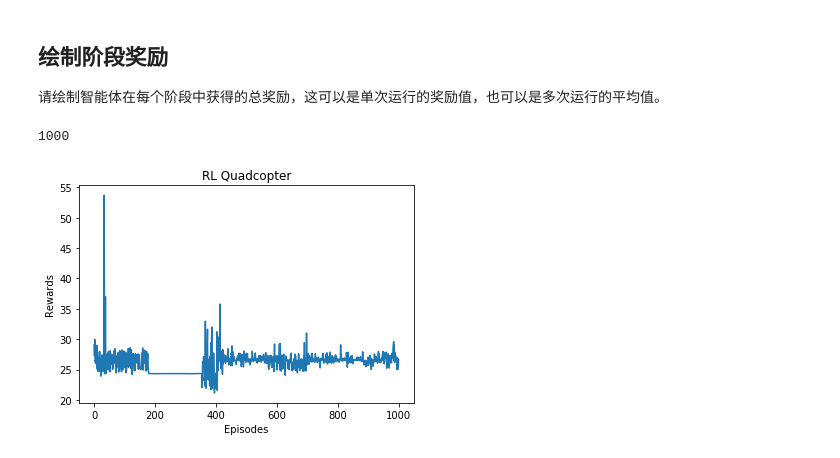
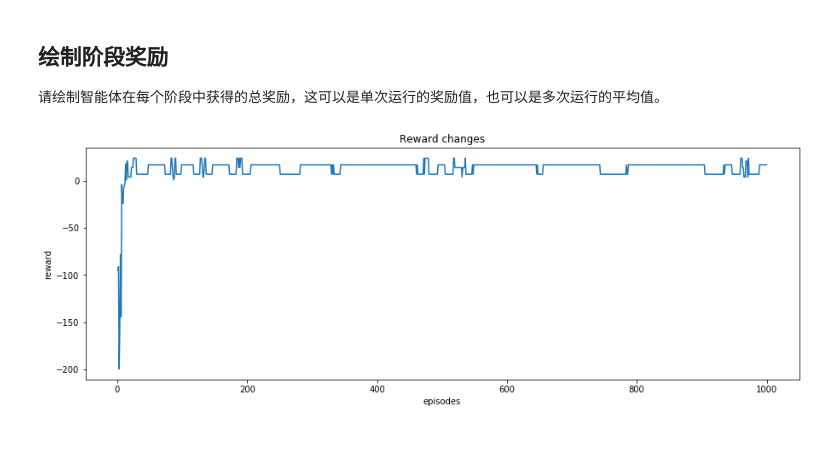
Before and after one commit to Qucy/Deeplearning, a Jupyter notebook: P5-RL-Quadcopter-2/Quadcopter_Project.ipynb, the cells around one changed output. Cells and saved outputs as stored; diff of their text form; code cells hidden in the pictures.

```diff
--- a/P5-RL-Quadcopter-2/Quadcopter_Project.ipynb
+++ b/P5-RL-Quadcopter-2/Quadcopter_Project.ipynb
@@ -227,10 +227,18 @@ from agents.agent import Agent
 from task import Task
 
 num_episodes = 1000
+
+init_pose = np.array([0., 0., 0., 0., 0., 0.])
 target_pos = np.array([0., 0., 10.])
+init_angle_velocities = np.array([0., 0., 0.])
+runtime = 5.
+task = Task(init_pose = init_pose, target_pos = target_pos, init_angle_velocities = init_angle_velocities, runtime = runtime)
+agent = Agent(task)
 
-task = Task(target_pos=target_pos)
-agent = Agent(task)
+labels = ['time', 'x', 'y', 'z', 'phi', 'theta', 'psi', 'x_velocity',
+          'y_velocity', 'z_velocity', 'phi_velocity', 'theta_velocity',
+          'psi_velocity', 'rotor_speed1', 'rotor_speed2', 'rotor_speed3', 'rotor_speed4', 'episode', 'total_reward']
+results = { x : [] for x in labels }
 
 for i_episode in range(1, num_episodes+1):
     state = agent.reset_episode() # start a new episode
@@ -240,6 +248,9 @@ for i_episode in range(1, num_episodes+1):
         agent.step(action, reward, next_state, done)
         state = next_state
         if done:
-            print("Episode:[{}] reward:[{:.3f}]".format(i_episode, agent.total_reward))
+            data = [task.sim.time] + list(task.sim.pose) + list(task.sim.v) + list(task.sim.angular_v) + list(action) + [i_episode] + [agent.total_reward]
+            for ii in range(len(labels)):
+                results[labels[ii]].append(data[ii])
+            print("\rEpisode:[{}] reward:[{:.3f}]".format(i_episode, agent.total_reward), end="")
             break
 # %% [output]
@@ -267,13 +263,12 @@ Episode:[1000] reward:[26.646]
 # %%
 ## TODO: Plot the rewards.
 import matplotlib.pyplot as plt
 %matplotlib inline
-print(len(agent.rewards))
-plt.plot(np.array(agent.rewards))
-plt.xlabel('Episodes')
-plt.ylabel('Rewards')
-plt.title("RL Quadcopter")
+plt.rcParams["figure.figsize"] = [15.0, 5.0]
+plt.plot(results['episode'], results['total_reward'])
+plt.xlabel('episodes')
+plt.ylabel('reward')
+plt.title('Reward changes')
 plt.show()
 # %% [output]
-1000
-[figure, old version]
+[figure, new version]
```
Also changed, not shown: parts of 9 cells of this notebook, 2 other files.
